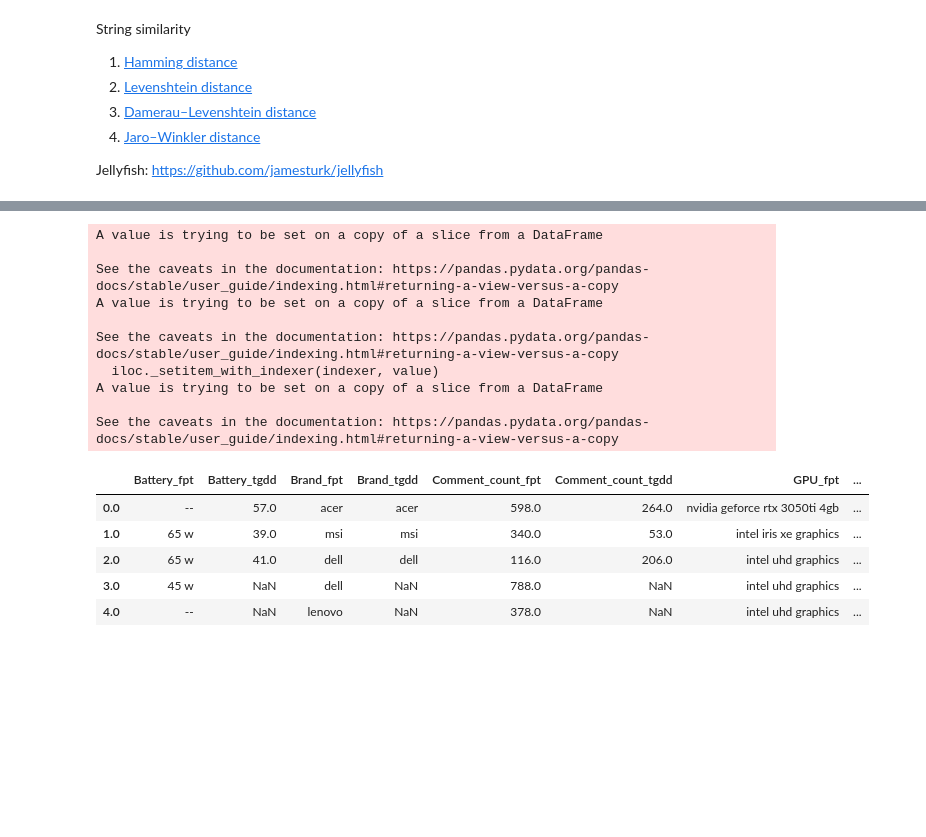
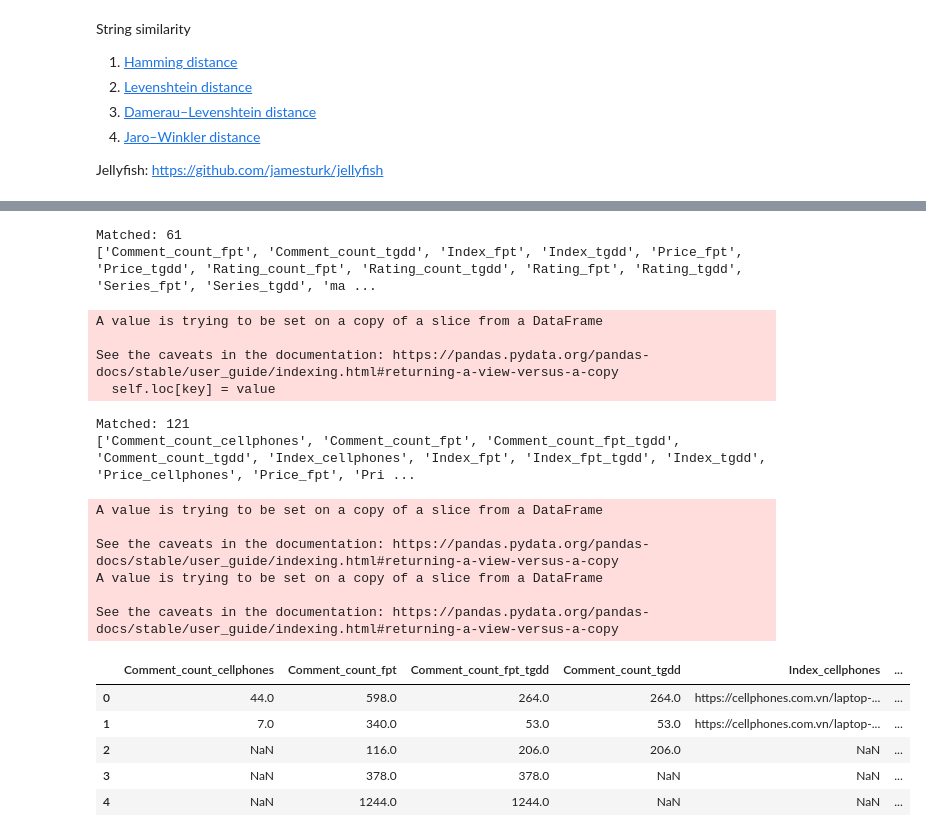
Before and after one commit to hungpham13/Laptop-EDA, a Jupyter notebook: DS_Project_20211.ipynb, the cells around one changed output, grey strips where cells are left out. Drawn from its saved outputs; the diff is of its cells as text; code cells hidden in the pictures; blank space fills up the shorter version.

```diff
--- a/DS_Project_20211.ipynb
+++ b/DS_Project_20211.ipynb
@@ -305,9 +397,9 @@ See the caveats in the documentation: https://pandas.pydata.org/pandas-docs/stab
 - Change Price to float
 - recleaned `Series`, `displ_size`
 # %%
-scraped_cellphones = pd.read_csv("Laptop-EDA/scraped_data/cellphones_scraped.csv",index_col='url')
+scraped_cellphones = pd.read_csv(data_path+"cellphones_scraped.csv",index_col='url')
 # cleaned_cellphones2 = pd.read_csv("Laptop-EDA/scraped_data/cellphones_cleaned.csv",index_col='url')
-cleaned_cellphones = pd.read_csv("Laptop-EDA/scraped_data/cellphones-cleaned.csv",index_col='url')
+cleaned_cellphones = pd.read_csv(data_path+"cellphones-cleaned.csv",index_col='url')
 
 cleaned_cellphones.drop(columns=['1star', '2star', '3star', '4star', '5star'],inplace=True)
 cleaned_cellphones.rename(columns={'comment_count':'Comment_count',
@@ -327,7 +419,7 @@ for i,cleaned_row in cleaned_cellphones.Series.iteritems():
         r = r[0]
     black_key = [r'\d+gb',r'\d+inch',r'\d+gpu',r'\d+tb',
                  'laptop','chính','hãng','việt','nam','nhập','khẩu','cũ','đẹp',
-                 'apple','asus','msi','hp','lenovo','dell','acer','lg','microsoft','huawei','avita','gigabyte','2020','2021']
+                 'apple','asus','msi','hp','lenovo','dell','acer','lg','microsoft','huawei','avita','gigabyte']
     cpu_key = ['core','ryzen','m1']
     specs_key = [r'\d+\sgb',r'[\d.]+\sinch',r'\d+\sgpu',r'\d+\stb']
     extract_r1 = []
@@ -345,6 +437,7 @@ for i,cleaned_row in cleaned_cellphones.Series.iteritems():
     print(f'{r:80} {cleaned_row:20} {extract_r1.strip()}')
     cleaned_cellphones.Series[i] = extract_r1.strip()
 
+cleaned_cellphones.Rating.fillna(0,inplace=True)
 #recleaned displ_size
 cleaned_cellphones.displ_size.loc['https://cellphones.com.vn/laptop-asus-rog-strix-g17-g713qr-hg073t.html'] = 17.3
 cleaned_cellphones.displ_size.loc['https://cellphones.com.vn/laptop-hp-15-dy2093dx-405f7ua.html'] = 15.6
@@ -395,0 +491,15 @@ See the caveats in the documentation: https://pandas.pydata.org/pandas-docs/stab
+# %%
+la_mapping_cols = ['Brand','Family','Series','Model name','Part Number',
+                   'Processor manufacturer','Processor model','Internal memory',
+                   'Processor series','Processor family','Release Date',
+                   'Total storage capacity','Display diagonal','Maximum refresh rate']
+def import_laptoparena(data_path):
+    frames = []
+    for file_path in glob.glob(data_path+'laptoparena*'):
+        df = pd.read_csv(file_path,index_col='product_url')
+        frames.append(df)
+    df = pd.concat(frames)
+    return df.reindex(sorted(df.columns),axis=1)
+
+laptoparena_scrapped = import_laptoparena(data_path)
+print(len(laptoparena_scrapped.columns))
@@ -395,0 +508,5 @@ See the caveats in the documentation: https://pandas.pydata.org/pandas-docs/stab
+# %%
+print('Width: ', len(laptoparena_scrapped.columns))
+print('Length: ',len(laptoparena_scrapped))
+for c in la_mapping_cols:
+    text_facet(laptoparena_scrapped,c,print_all=False)
@@ -531,7 +807,6 @@ String similarity
 
 Jellyfish: https://github.com/jamesturk/jellyfish
 # %%
-
 def similar_str(a, b, algo):
     '''
     Compare string similarity with threshold
@@ -545,8 +820,10 @@ def similar_str(a, b, algo):
 
 s1 = 'gaming predator helios 300 ph315-54-78w5 nh.qc5sv.001'
 s2 = 'Predator Helios 300 PH315-53-781R NH.Q7YAA.001'.lower()
-s3 = '15.2'
-s4 = '14.2'
+s3 = 'Acer Nitro AN515-51-79DZ - NH.Q2QAA.007'.lower()
+s4 = 'nitro 5 an515 57 74nu nh.qd9sv.001'
+for i in ('Nitro','5','AN515-51-79DZ','NH.Q2QAA.007'):
+    print(similar_str(i.lower(),s4,'lev'))
+# print(similar_str(s2,s1,'lev'))
 print(similar_str(s3,s4,'lev'))
-print(similar_str(s2,s1,'lev'))
 # %% [output]
@@ -621,5 +928,9 @@ def merge(dfa,dfb,pref1='_df1',pref2='_df2'):
 # %%
 df = merge(cleaned_fpt, cleaned_tgdd,'_fpt','_tgdd')
 # df = merge(cleaned_tgdd, cleaned_fpt,'_tgdd','_fpt')
-df.head()
+df_2 = join_column_from_merged(df,'_fpt','_tgdd',priority='right',
+                               keep_cols=['Index','Series','match_score'])
+df_3 = merge(df_2,cleaned_cellphones,'_fpt_tgdd','_cellphones')
+df_4 = join_column_from_merged(df_3,'_fpt_tgdd','_cellphones',priority='left',keep_cols=['Index'])
+df_4.head()
 # %% [output]
@@ -627,16 +954,20 @@ Matched: 61
-A value is trying to be set on a copy of a slice from a DataFrame
-
-See the caveats in the documentation: https://pandas.pydata.org/pandas-docs/stable/user_guide/indexing.html#returning-a-view-versus-a-copy
-A value is trying to be set on a copy of a slice from a DataFrame
-
-See the caveats in the documentation: https://pandas.pydata.org/pandas-docs/stable/user_guide/indexing.html#returning-a-view-versus-a-copy
-  iloc._setitem_with_indexer(indexer, value)
-A value is trying to be set on a copy of a slice from a DataFrame
-
-See the caveats in the documentation: https://pandas.pydata.org/pandas-docs/stable/user_guide/indexing.html#returning-a-view-versus-a-copy
+Matched: 61
+['Comment_count_fpt', 'Comment_count_tgdd', 'Index_fpt', 'Index_tgdd', 'Price_fpt', 'Price_tgdd', 'Rating_count_fpt', 'Rating_count_tgdd', 'Rating_fpt', 'Rating_tgdd', 'Series_fpt', 'Series_tgdd', 'ma ...
+A value is trying to be set on a copy of a slice from a DataFrame
+
+See the caveats in the documentation: https://pandas.pydata.org/pandas-docs/stable/user_guide/indexing.html#returning-a-view-versus-a-copy
+  self.loc[key] = value
+Matched: 121
+['Comment_count_cellphones', 'Comment_count_fpt', 'Comment_count_fpt_tgdd', 'Comment_count_tgdd', 'Index_cellphones', 'Index_fpt', 'Index_fpt_tgdd', 'Index_tgdd', 'Price_cellphones', 'Price_fpt', 'Pri ...
+A value is trying to be set on a copy of a slice from a DataFrame
+
+See the caveats in the documentation: https://pandas.pydata.org/pandas-docs/stable/user_guide/indexing.html#returning-a-view-versus-a-copy
+A value is trying to be set on a copy of a slice from a DataFrame
+
+See the caveats in the documentation: https://pandas.pydata.org/pandas-docs/stable/user_guide/indexing.html#returning-a-view-versus-a-copy
-|  | Battery_fpt | Battery_tgdd | Brand_fpt | Brand_tgdd | Comment_count_fpt | Comment_count_tgdd | GPU_fpt | ... |
-| 0.0 | -- | 57.0 | acer | acer | 598.0 | 264.0 | nvidia geforce rtx 3050ti 4gb | ... |
-| 1.0 | 65 w | 39.0 | msi | msi | 340.0 | 53.0 | intel iris xe graphics | ... |
-| 2.0 | 65 w | 41.0 | dell | dell | 116.0 | 206.0 | intel uhd graphics | ... |
-| 3.0 | 45 w | NaN | dell | NaN | 788.0 | NaN | intel uhd graphics | ... |
-| 4.0 | -- | NaN | lenovo | NaN | 378.0 | NaN | intel uhd graphics | ... |
+|  | Comment_count_cellphones | Comment_count_fpt | Comment_count_fpt_tgdd | Comment_count_tgdd | Index_cellphones | ... |
+| 0 | 44.0 | 598.0 | 264.0 | 264.0 | https://cellphones.com.vn/laptop-... | ... |
+| 1 | 7.0 | 340.0 | 53.0 | 53.0 | https://cellphones.com.vn/laptop-... | ... |
+| 2 | NaN | 116.0 | 206.0 | 206.0 | NaN | ... |
+| 3 | NaN | 378.0 | 378.0 | NaN | NaN | ... |
+| 4 | NaN | 1244.0 | 1244.0 | NaN | NaN | ... |
```
Also changed, not shown: parts of 33 cells of this notebook.
